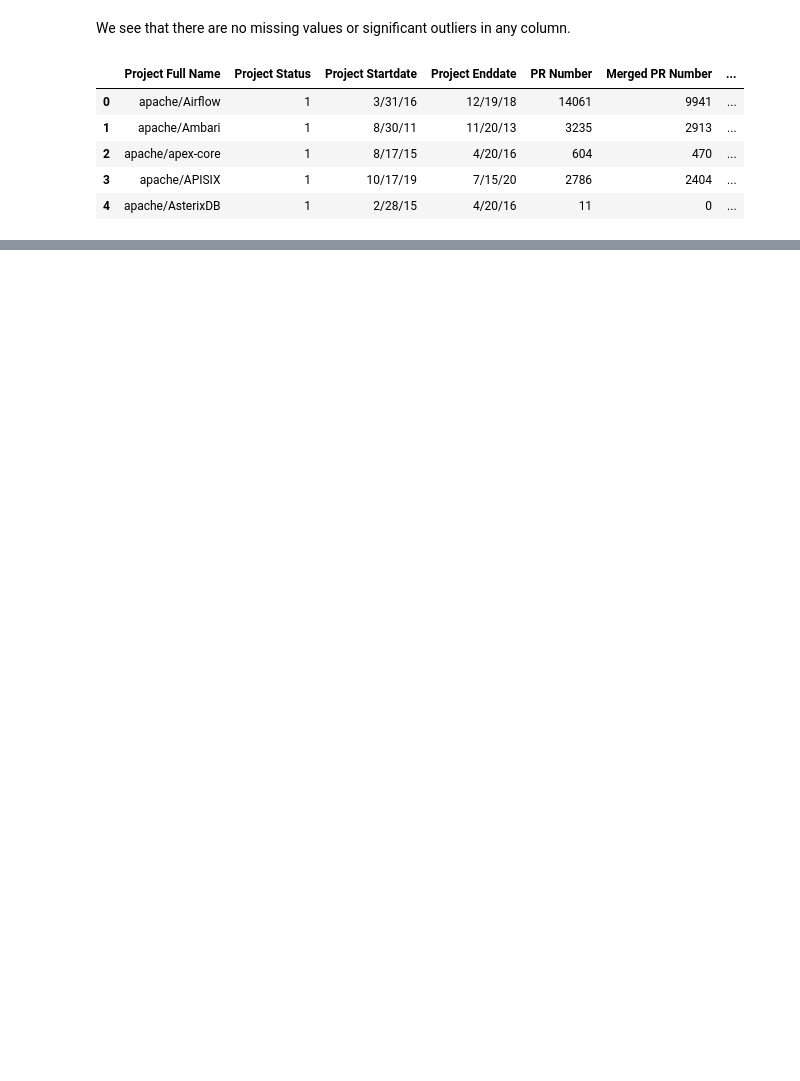
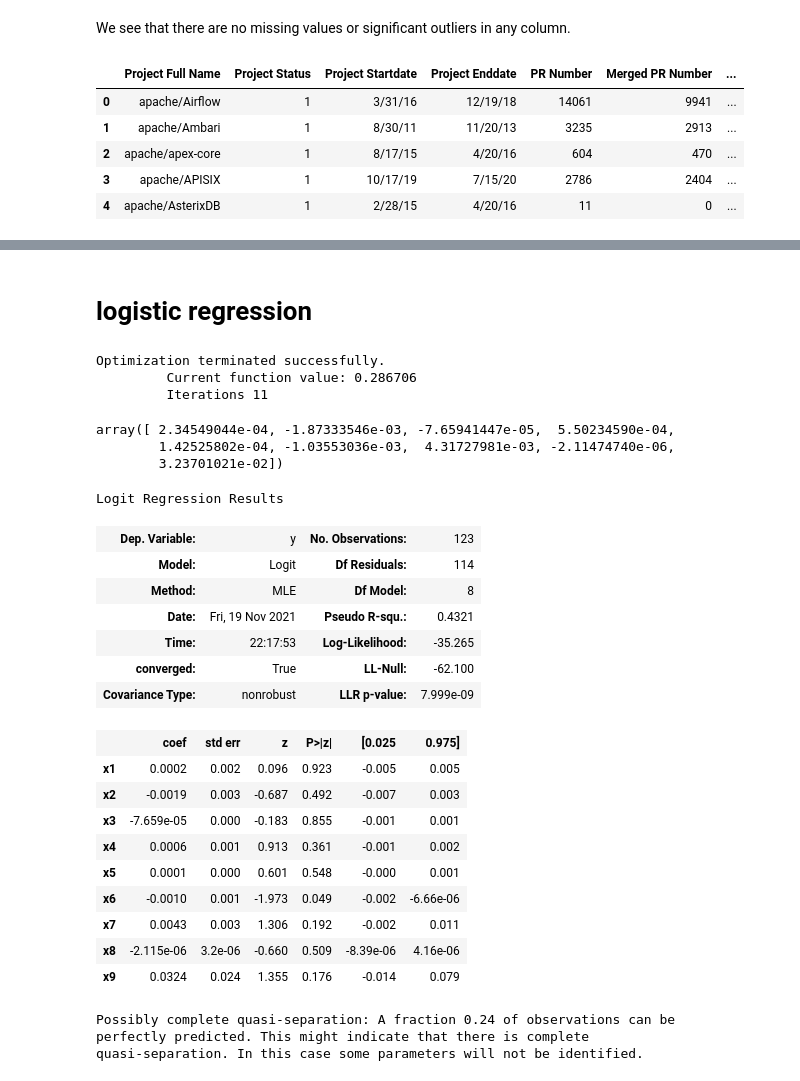
Before and after one commit to njswdwy/ECS260-Project, a Jupyter notebook: exploratory data analysis.ipynb, the cells around one changed output, grey strips where cells are left out. Drawn from its saved outputs; the diff is of its cells as text; code cells hidden in the pictures; blank space fills up the shorter version.

Commit message:
model1 result update

```diff
--- a/exploratory data analysis.ipynb
+++ b/exploratory data analysis.ipynb
@@ -97,0 +131,2 @@ plt.show()
+# %% [markdown]
+# logistic regression
@@ -97,0 +135,38 @@ plt.show()
+# %%
+model = sm.Logit(y, X)
+# %%
+result = model.fit(method='newton')
+# %% [output]
+Optimization terminated successfully.
+         Current function value: 0.286706
+         Iterations 11
+# %%
+result.params
+# %% [output]
+array([ 2.34549044e-04, -1.87333546e-03, -7.65941447e-05,  5.50234590e-04,
+        1.42525802e-04, -1.03553036e-03,  4.31727981e-03, -2.11474740e-06,
+        3.23701021e-02])
+# %%
+result.summary()
+# %% [output]
+Logit Regression Results
+| Dep. Variable: | y | No. Observations: | 123 |
+| Model: | Logit | Df Residuals: | 114 |
+| Method: | MLE | Df Model: | 8 |
+| Date: | Fri, 19 Nov 2021 | Pseudo R-squ.: | 0.4321 |
+| Time: | 22:17:53 | Log-Likelihood: | -35.265 |
+| converged: | True | LL-Null: | -62.100 |
+| Covariance Type: | nonrobust | LLR p-value: | 7.999e-09 |
+|  | coef | std err | z | P>|z| | [0.025 | 0.975] |
+| x1 | 0.0002 | 0.002 | 0.096 | 0.923 | -0.005 | 0.005 |
+| x2 | -0.0019 | 0.003 | -0.687 | 0.492 | -0.007 | 0.003 |
+| x3 | -7.659e-05 | 0.000 | -0.183 | 0.855 | -0.001 | 0.001 |
+| x4 | 0.0006 | 0.001 | 0.913 | 0.361 | -0.001 | 0.002 |
+| x5 | 0.0001 | 0.000 | 0.601 | 0.548 | -0.000 | 0.001 |
+| x6 | -0.0010 | 0.001 | -1.973 | 0.049 | -0.002 | -6.66e-06 |
+| x7 | 0.0043 | 0.003 | 1.306 | 0.192 | -0.002 | 0.011 |
+| x8 | -2.115e-06 | 3.2e-06 | -0.660 | 0.509 | -8.39e-06 | 4.16e-06 |
+| x9 | 0.0324 | 0.024 | 1.355 | 0.176 | -0.014 | 0.079 |
+Possibly complete quasi-separation: A fraction 0.24 of observations can be
+perfectly predicted. This might indicate that there is complete
+quasi-separation. In this case some parameters will not be identified.
```
Also changed, not shown: parts of 14 cells of this notebook.
